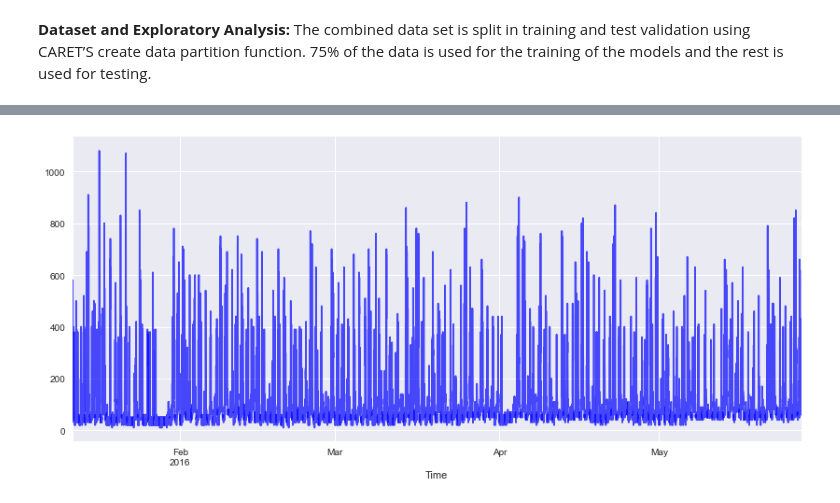
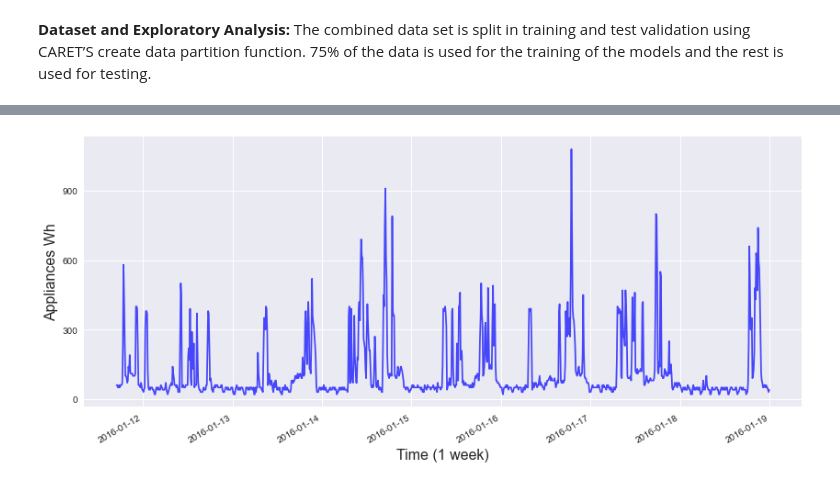
Before and after one commit to mona-piya/DS-portfolio-s1-2021-MonaMunegan, a Jupyter notebook: Portfolio 2.ipynb, the cells around one changed output, grey strips where cells are left out. Cells and saved outputs as stored; diff of their text form; code cells hidden in the pictures.

```diff
--- a/Portfolio 2.ipynb
+++ b/Portfolio 2.ipynb
@@ -82,6 +69,9 @@ monthly_sum
 # %%
-data.Appliances.loc['2016'].resample('1d').plot(figsize=(14,6), c='blue', alpha = 0.7, grid=True, markersize=0.1)
-plt.xlabel('Time')
+start, end = '2016-1-11', '2016-1-18'
+data.Appliances.loc[start:end].plot(figsize=(14,6), c='blue', alpha = 0.7, grid=True)
+plt.yticks(np.arange(0, 1200, 300))
+plt.xlabel('Time (1 week)', fontsize = 16)
+plt.ylabel('Appliances Wh', fontsize = 16)
 plt.show()
 # %% [output]
-[figure, old version]
+[figure, new version]
```
Also changed, not shown: parts of 28 cells of this notebook.
